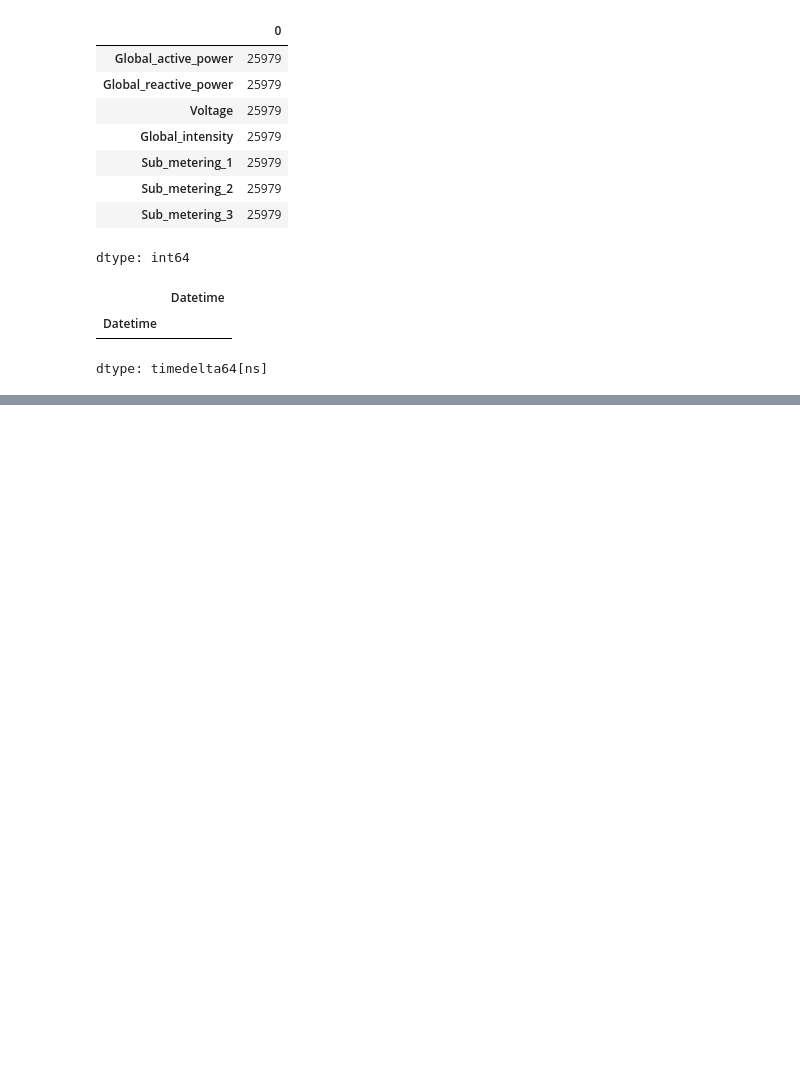
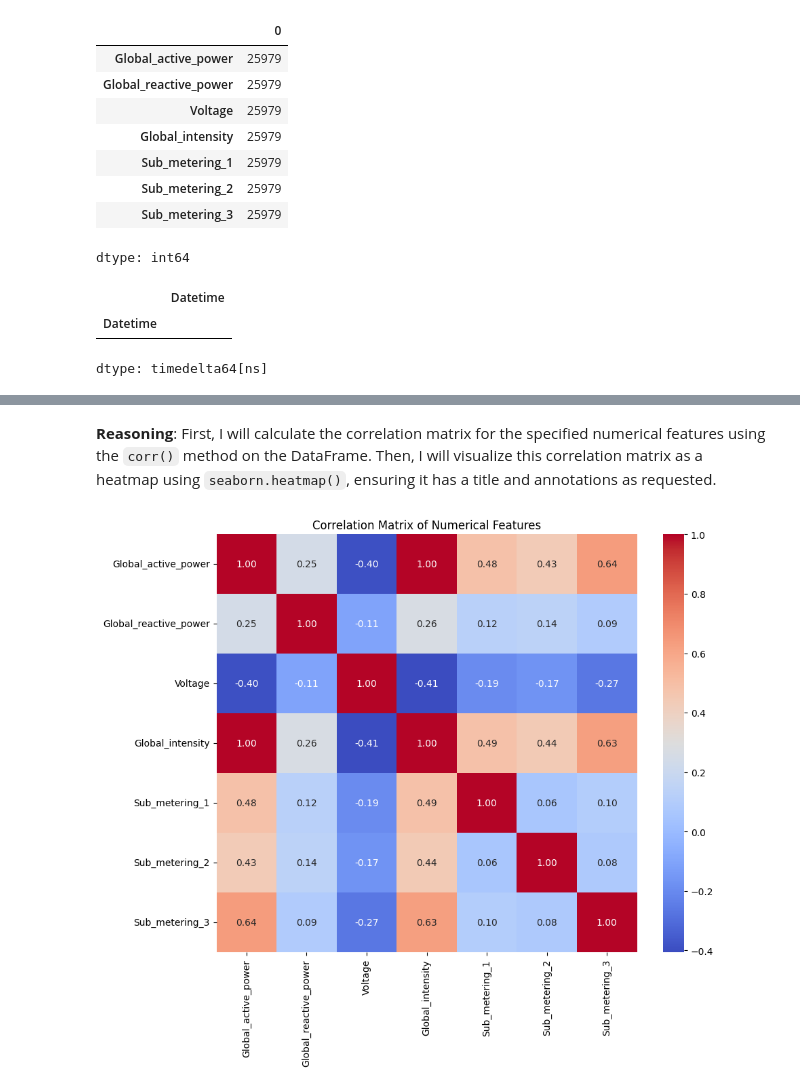
Before and after one commit to Adhi1755/Power-Consumption-Demand-Forecasting, a Jupyter notebook: Mini_Project_on_Demand_Forecasting.ipynb, the cells around one changed output, grey strips where cells are left out. Drawn from its saved outputs; the diff is of its cells as text; code cells hidden in the pictures; blank space fills up the shorter version.

```diff
--- a/Mini_Project_on_Demand_Forecasting.ipynb
+++ b/Mini_Project_on_Demand_Forecasting.ipynb
@@ -298,0 +368,22 @@ memory usage: 207.0 MB
+# %% [markdown]
+**Reasoning**:
+First, I will calculate the correlation matrix for the specified numerical features using the `corr()` method on the DataFrame. Then, I will visualize this correlation matrix as a heatmap using `seaborn.heatmap()`, ensuring it has a title and annotations as requested.
+# %%
+numeric_features_for_correlation = [
+    'Global_active_power',
+    'Global_reactive_power',
+    'Voltage',
+    'Global_intensity',
+    'Sub_metering_1',
+    'Sub_metering_2',
+    'Sub_metering_3'
+]
+
+correlation_matrix = df[numeric_features_for_correlation].corr()
+
+plt.figure(figsize=(10, 8))
+sns.heatmap(correlation_matrix, annot=True, cmap='coolwarm', fmt=".2f")
+plt.title('Correlation Matrix of Numerical Features')
+plt.show()
+# %% [output]
+[figure, added]
```
Also changed, not shown: parts of 58 cells of this notebook.
